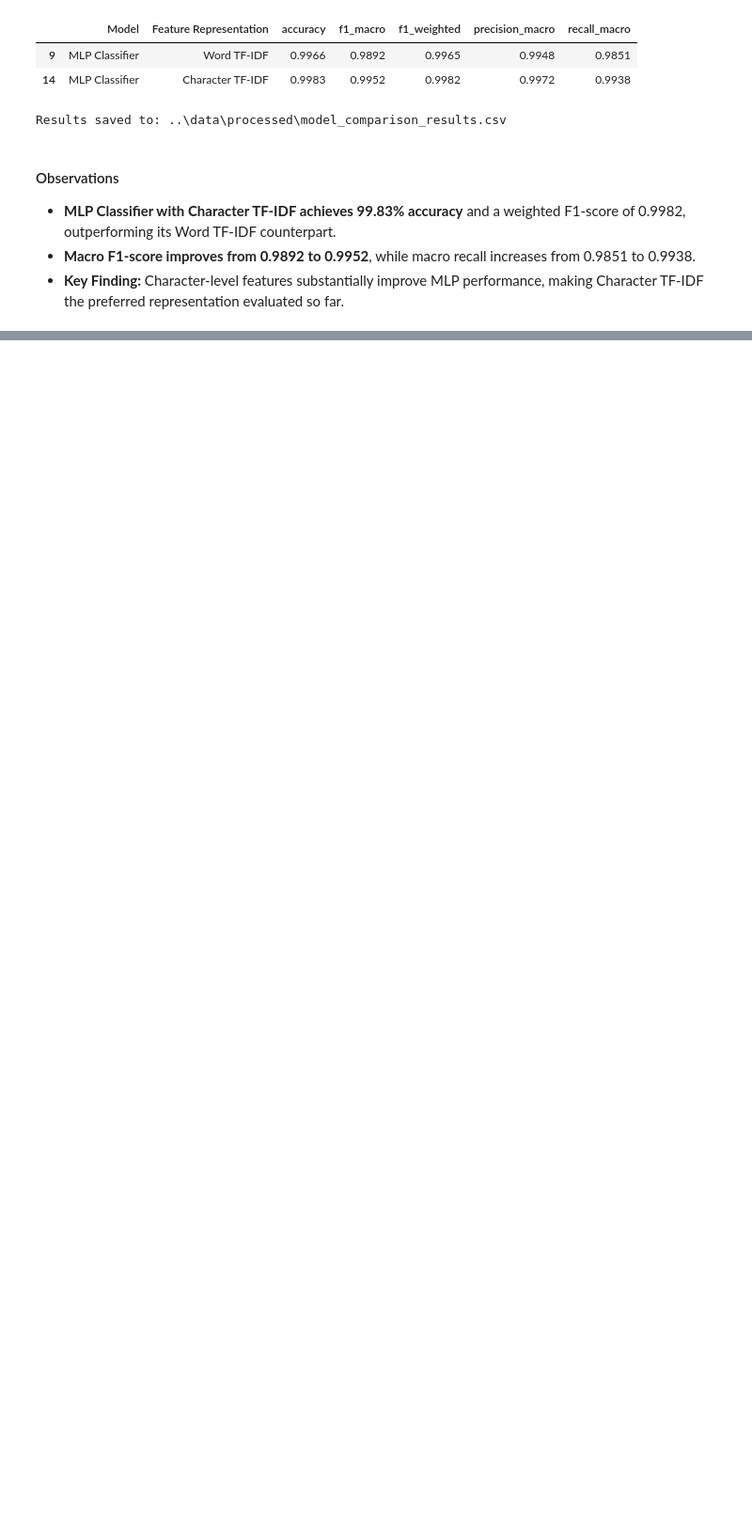
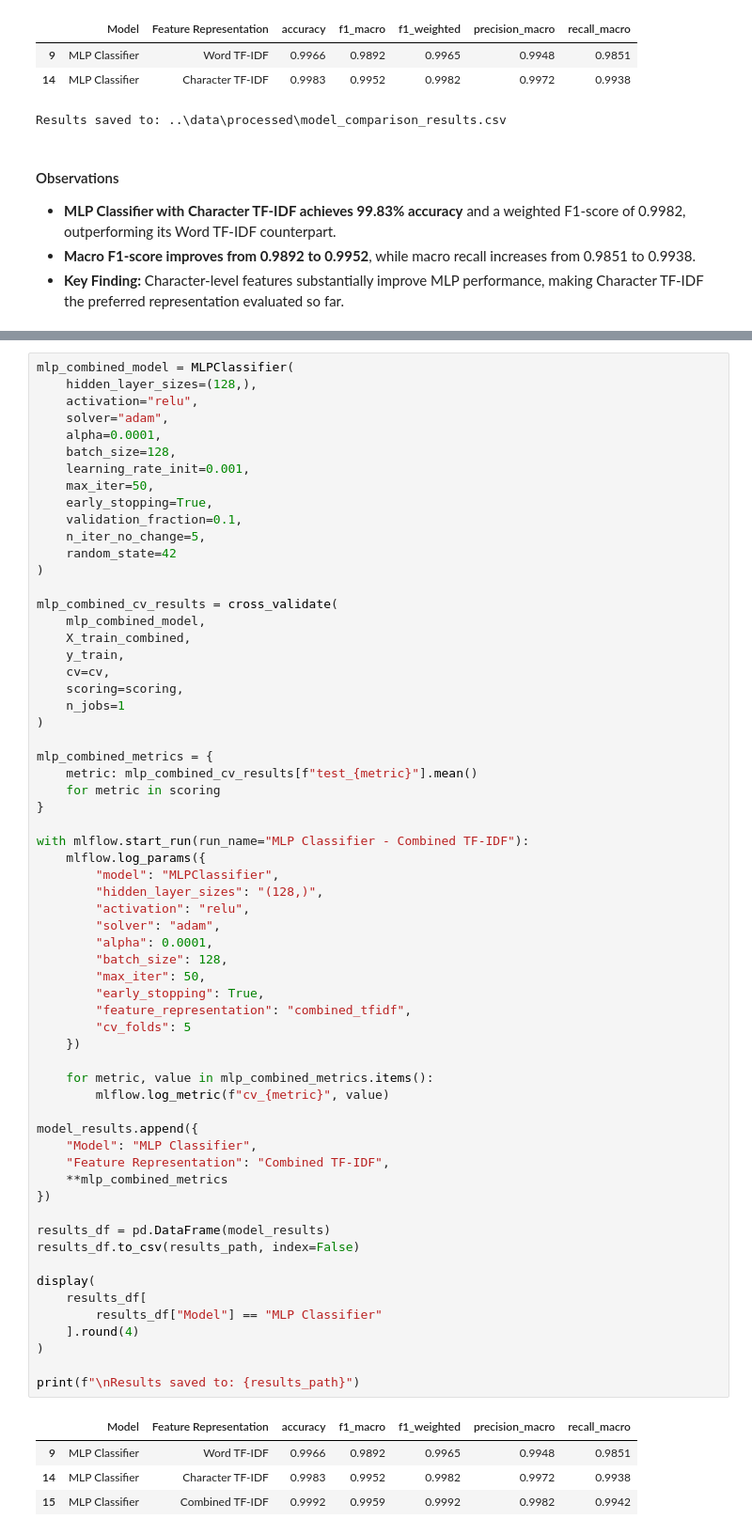
Before and after one commit to TejasMJ/Customer-Support-Intent-Intelligence, a Jupyter notebook: notebooks/05_model_development.ipynb, the cells around one changed output, grey strips where cells are left out. Shown at 94% size. Saved outputs shown, nothing was run; the diff lists cells and outputs as text; blank space fills up the shorter version.

```diff
--- a/notebooks/05_model_development.ipynb
+++ b/notebooks/05_model_development.ipynb
@@ -1128,0 +1131,67 @@ Results saved to: ..\data\processed\model_comparison_results.csv
+# %%
+mlp_combined_model = MLPClassifier(
+    hidden_layer_sizes=(128,),
+    activation="relu",
+    solver="adam",
+    alpha=0.0001,
+    batch_size=128,
+    learning_rate_init=0.001,
+    max_iter=50,
+    early_stopping=True,
+    validation_fraction=0.1,
+    n_iter_no_change=5,
+    random_state=42
+)
+
+mlp_combined_cv_results = cross_validate(
+    mlp_combined_model,
+    X_train_combined,
+    y_train,
+    cv=cv,
+    scoring=scoring,
+    n_jobs=1
+)
+
+mlp_combined_metrics = {
+    metric: mlp_combined_cv_results[f"test_{metric}"].mean()
+    for metric in scoring
+}
+
+with mlflow.start_run(run_name="MLP Classifier - Combined TF-IDF"):
+    mlflow.log_params({
+        "model": "MLPClassifier",
+        "hidden_layer_sizes": "(128,)",
+        "activation": "relu",
+        "solver": "adam",
+        "alpha": 0.0001,
+        "batch_size": 128,
+        "max_iter": 50,
+        "early_stopping": True,
+        "feature_representation": "combined_tfidf",
+        "cv_folds": 5
+    })
+
+    for metric, value in mlp_combined_metrics.items():
+        mlflow.log_metric(f"cv_{metric}", value)
+
+model_results.append({
+    "Model": "MLP Classifier",
+    "Feature Representation": "Combined TF-IDF",
+    **mlp_combined_metrics
+})
+
+results_df = pd.DataFrame(model_results)
+results_df.to_csv(results_path, index=False)
+
+display(
+    results_df[
+        results_df["Model"] == "MLP Classifier"
+    ].round(4)
+)
+
+print(f"\nResults saved to: {results_path}")
+# %% [output]
+|  | Model | Feature Representation | accuracy | f1_macro | f1_weighted | precision_macro | recall_macro |
+| 9 | MLP Classifier | Word TF-IDF | 0.9966 | 0.9892 | 0.9965 | 0.9948 | 0.9851 |
+| 14 | MLP Classifier | Character TF-IDF | 0.9983 | 0.9952 | 0.9982 | 0.9972 | 0.9938 |
+| 15 | MLP Classifier | Combined TF-IDF | 0.9992 | 0.9959 | 0.9992 | 0.9982 | 0.9942 |
```
Also changed, not shown: parts of 8 cells of this notebook.
